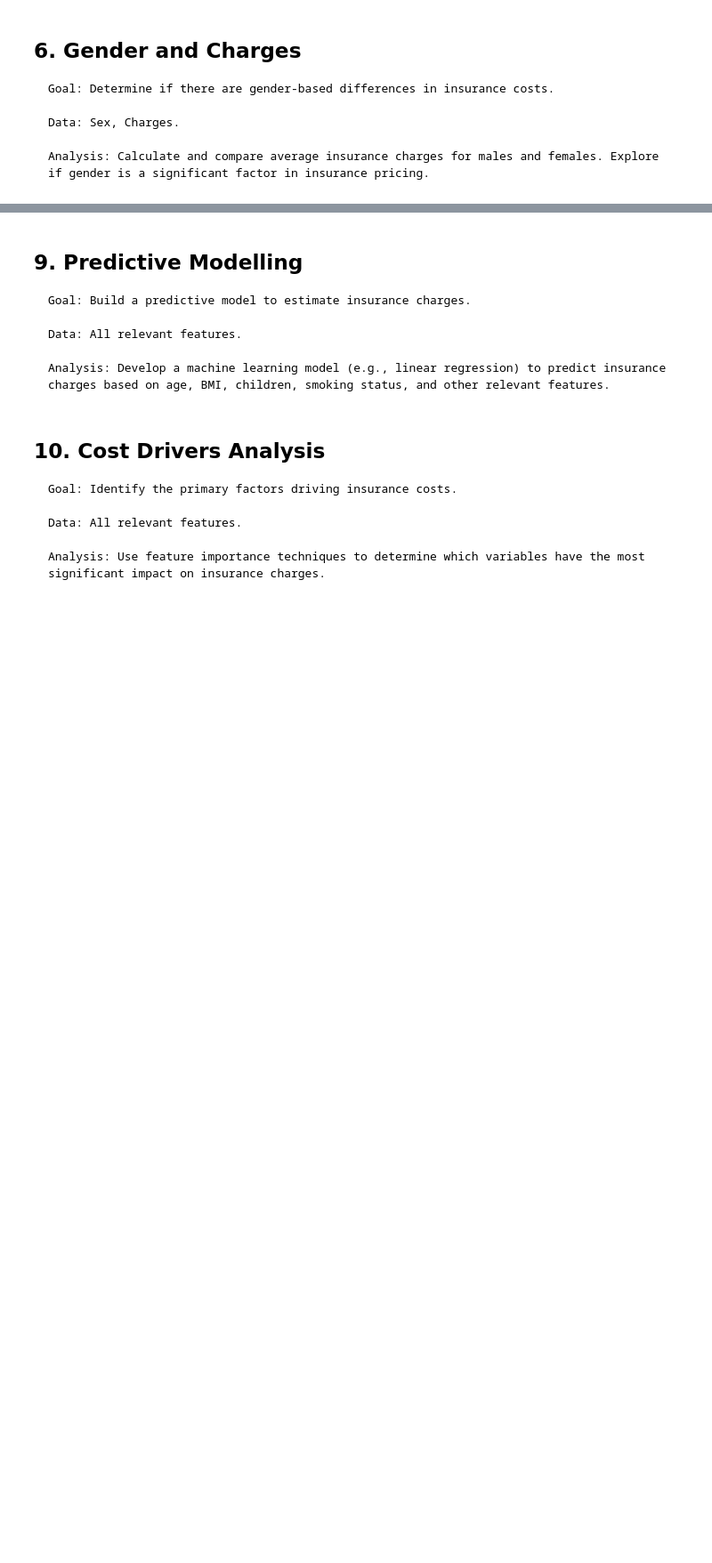
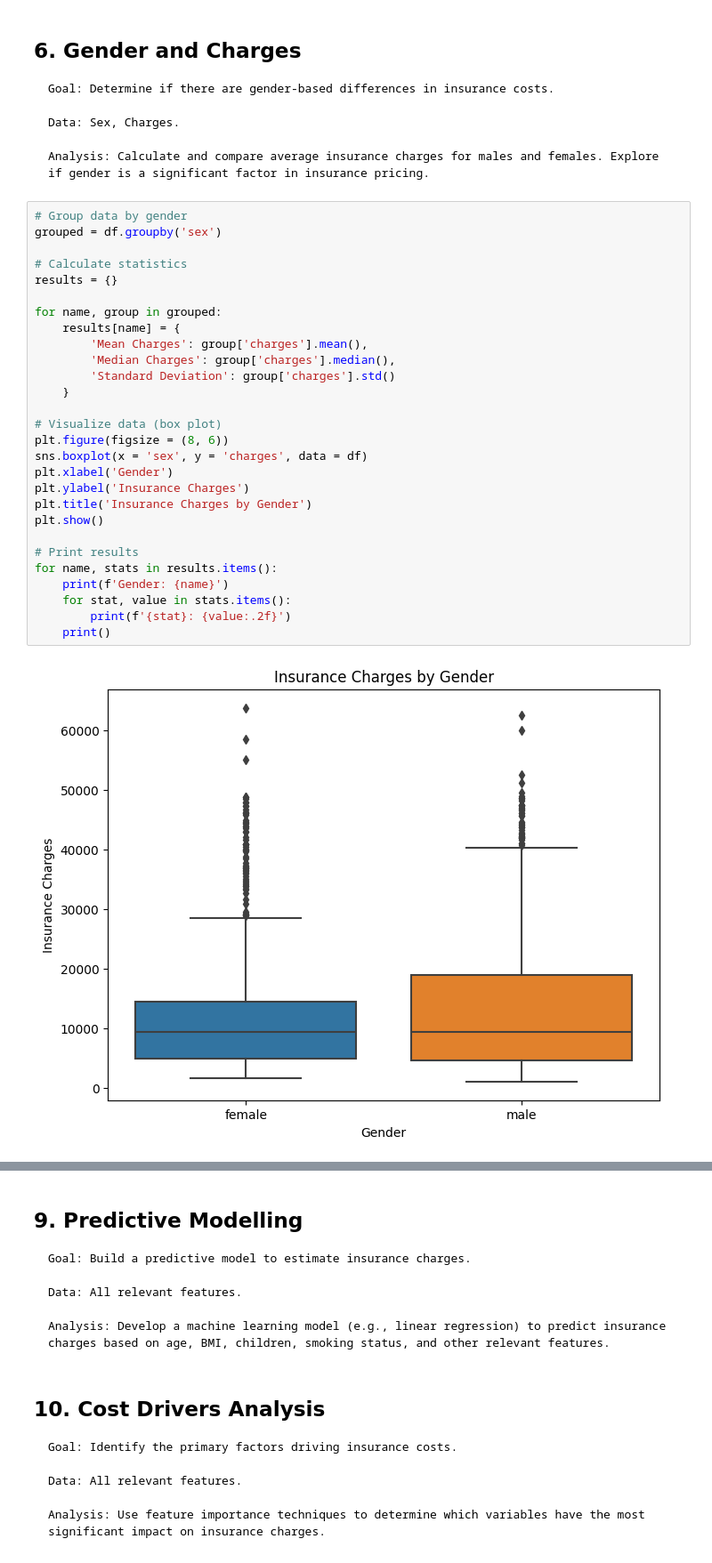
Before and after one commit to pavloskhetab/Codecademy-Data-Scientist-Analytics, a Jupyter notebook: us-medical-insurance-costs.ipynb, the cells around one changed output, grey strips where cells are left out. Shown at 89% size. Cells and saved outputs as stored; diff of their text form; blank space fills up the shorter version.

```diff
--- a/us-medical-insurance-costs.ipynb
+++ b/us-medical-insurance-costs.ipynb
@@ -1213,3 +1293,33 @@ Name: charges, dtype: float64
     Data: Sex, Charges.
 
     Analysis: Calculate and compare average insurance charges for males and females. Explore if gender is a significant factor in insurance pricing.
+# %%
+# Group data by gender
+grouped = df.groupby('sex')
+
+# Calculate statistics
+results = {}
+
+for name, group in grouped:
+    results[name] = {
+        'Mean Charges': group['charges'].mean(),
+        'Median Charges': group['charges'].median(),
+        'Standard Deviation': group['charges'].std()
+    }
+
+# Visualize data (box plot)
+plt.figure(figsize = (8, 6))
+sns.boxplot(x = 'sex', y = 'charges', data = df)
+plt.xlabel('Gender')
+plt.ylabel('Insurance Charges')
+plt.title('Insurance Charges by Gender')
+plt.show()
+
+# Print results
+for name, stats in results.items():
+    print(f'Gender: {name}')
+    for stat, value in stats.items():
+        print(f'{stat}: {value:.2f}')
+    print()
+# %% [output]
+[figure, added]
```
Also changed, not shown: parts of 24 cells of this notebook.
